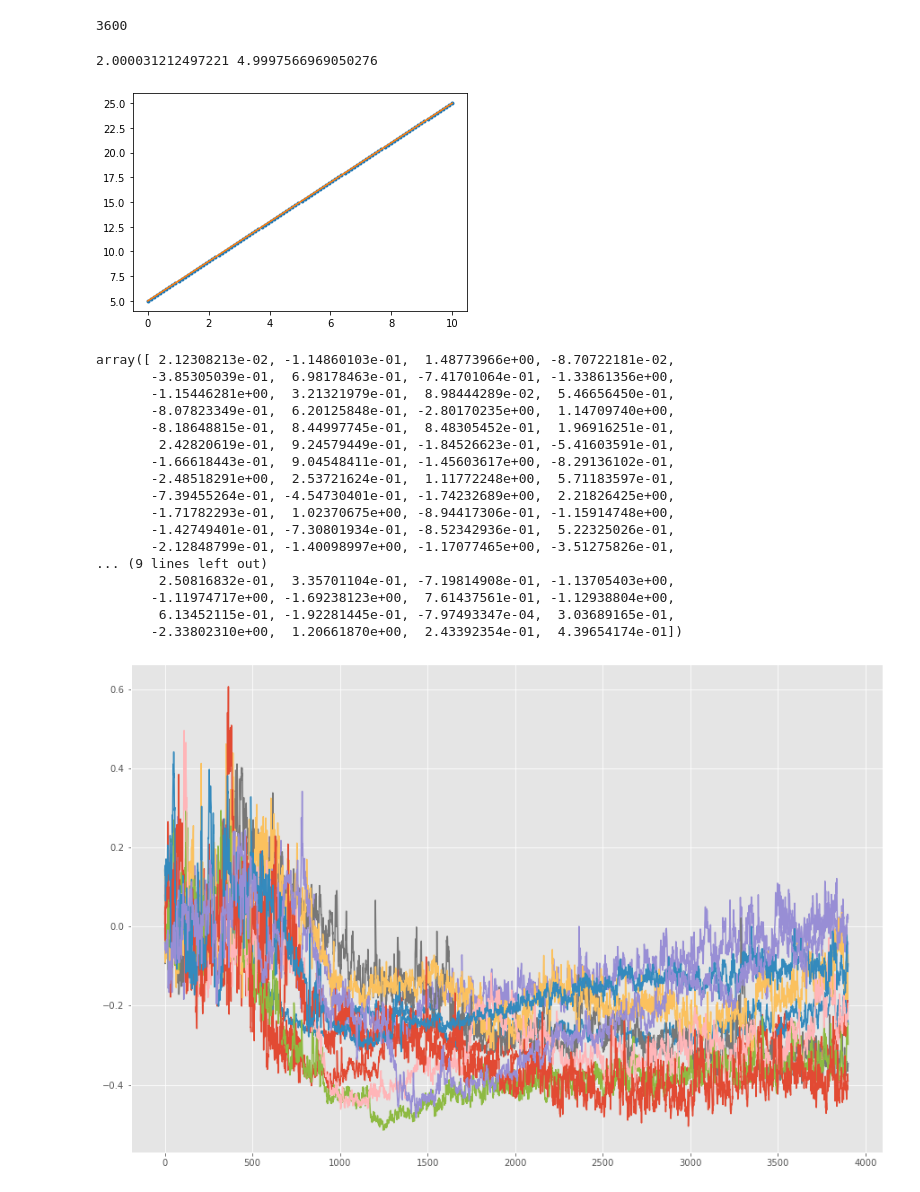
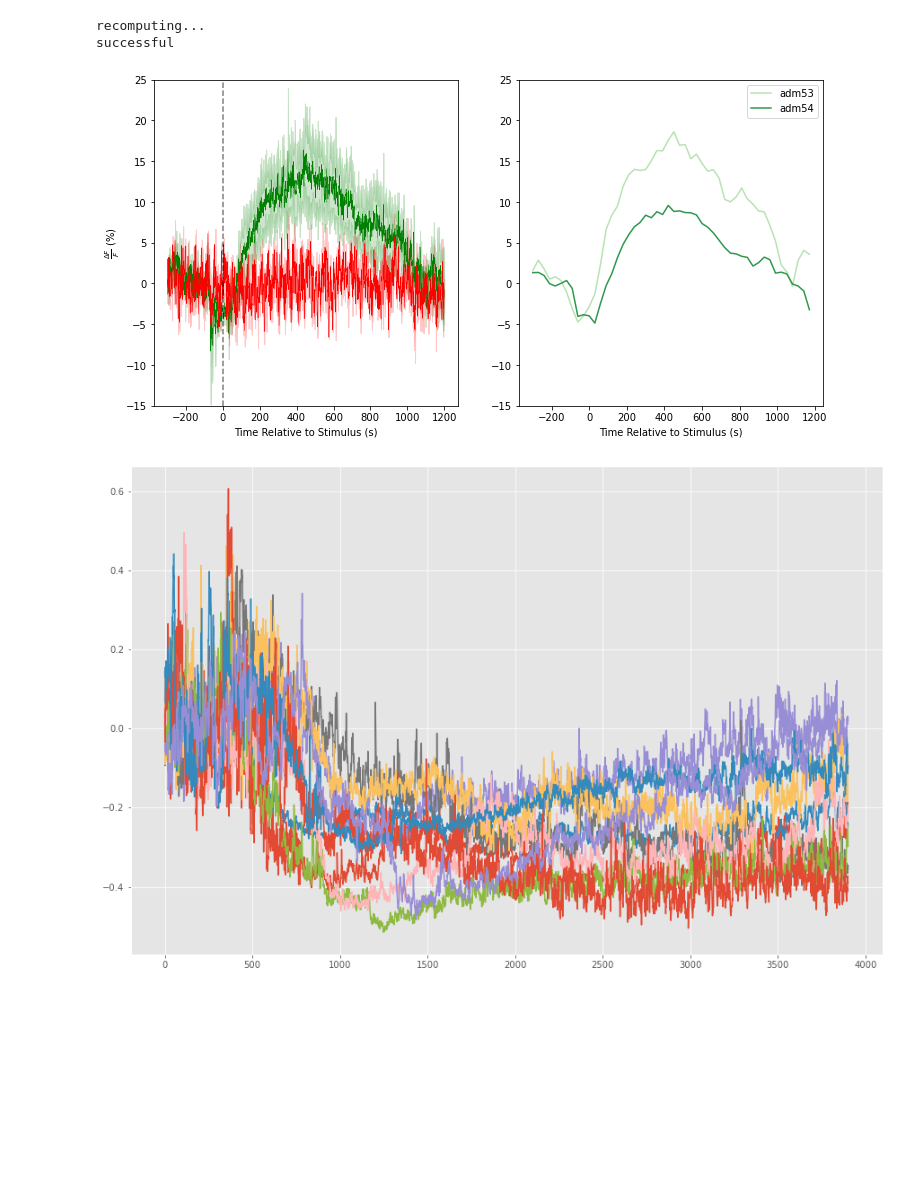
Before and after one commit to vargas-pi/photometry-scripts, a Jupyter notebook: testing/sample_notebook.ipynb, the cells around one changed output. Cells and saved outputs as stored; diff of their text form; code cells hidden in the pictures; blank space fills up the shorter version.

Commit message:
return individual binned data; clean sample notebook

```diff
--- a/testing/sample_notebook.ipynb
+++ b/testing/sample_notebook.ipynb
@@ -252,11 +9,0 @@ bins[3]
-# %%
-d=[]
-ma=0
-for i in a.raw_data:
-    s=analysis.select_data(i,3600)[-1]
-    ma=s.shape[-1] if s.shape[-1]>ma else ma
-    d.append(s)
-# %%
-e=np.nan*np.ones((len(d),ma))
-for i,n in enumerate(d):
-    e[i,:len(n)]=n
@@ -279,40 +10,22 @@ array([[ 8.9910965 ,  8.98430347,  8.97743797, ...,         nan,
-# %%
-60*60
-# %% [output]
-3600
-# %%
-x=np.linspace(0,10,100)
-from numpy import linalg as lin
-m,b=2,5
-y=2*x+b + .001*np.random.randn(100)
-X=np.concatenate([np.ones((100,1)),x[:,np.newaxis]],axis=1)
-b1,m1=lin.inv(X.T@X) @ X.T@y
-py.plot(x,y,'.')
-py.plot(x,m1*x + b1)
-print(m1,b1)
-# %% [output]
-2.000031212497221 4.9997566969050276
-[figure, removed]
-# %%
-np.random.randn(100)
-# %% [output]
-array([ 2.12308213e-02, -1.14860103e-01,  1.48773966e+00, -8.70722181e-02,
-       -3.85305039e-01,  6.98178463e-01, -7.41701064e-01, -1.33861356e+00,
-       -1.15446281e+00,  3.21321979e-01,  8.98444289e-02,  5.46656450e-01,
-       -8.07823349e-01,  6.20125848e-01, -2.80170235e+00,  1.14709740e+00,
-       -8.18648815e-01,  8.44997745e-01,  8.48305452e-01,  1.96916251e-01,
-        2.42820619e-01,  9.24579449e-01, -1.84526623e-01, -5.41603591e-01,
-       -1.66618443e-01,  9.04548411e-01, -1.45603617e+00, -8.29136102e-01,
-       -2.48518291e+00,  2.53721624e-01,  1.11772248e+00,  5.71183597e-01,
-       -7.39455264e-01, -4.54730401e-01, -1.74232689e+00,  2.21826425e+00,
-       -1.71782293e-01,  1.02370675e+00, -8.94417306e-01, -1.15914748e+00,
-       -1.42749401e-01, -7.30801934e-01, -8.52342936e-01,  5.22325026e-01,
-       -2.12848799e-01, -1.40098997e+00, -1.17077465e+00, -3.51275826e-01,
-... (9 lines left out)
-        2.50816832e-01,  3.35701104e-01, -7.19814908e-01, -1.13705403e+00,
-       -1.11974717e+00, -1.69238123e+00,  7.61437561e-01, -1.12938804e+00,
-        6.13452115e-01, -1.92281445e-01, -7.97493347e-04,  3.03689165e-01,
-       -2.33802310e+00,  1.20661870e+00,  2.43392354e-01,  4.39654174e-01])
+# %%
+a.norm_method=norm_to_405
+# %% [output]
+recomputing...
+successful
+# %%
+_,ax=py.subplots(1,2,figsize=(12,6))
+a.plot_both(show=False,ax=ax[0])
+ax[1].set_prop_cycle(color=[py.cm.Greens(i) for i in np.linspace(.3,.7,a.all_490.shape[-1])])
+_,df=a.bin_data(30)
+ax[1].plot(df*100)
+ax[1].legend(df.columns.get_level_values('mouse'))
+ax[1].set_xlabel('Time Relative to Stimulus (s)')
+ylim=[-15,25]
+ax[0].set_ylim(ylim)
+ax[1].set_ylim(ylim)
+py.show()
+# %% [output]
+[figure, added]
 # %%
 from analysis_pipeline import *
 from matplotlib import pyplot as plt
```
Also changed, not shown: parts of 21 cells of this notebook, 2 other files.
